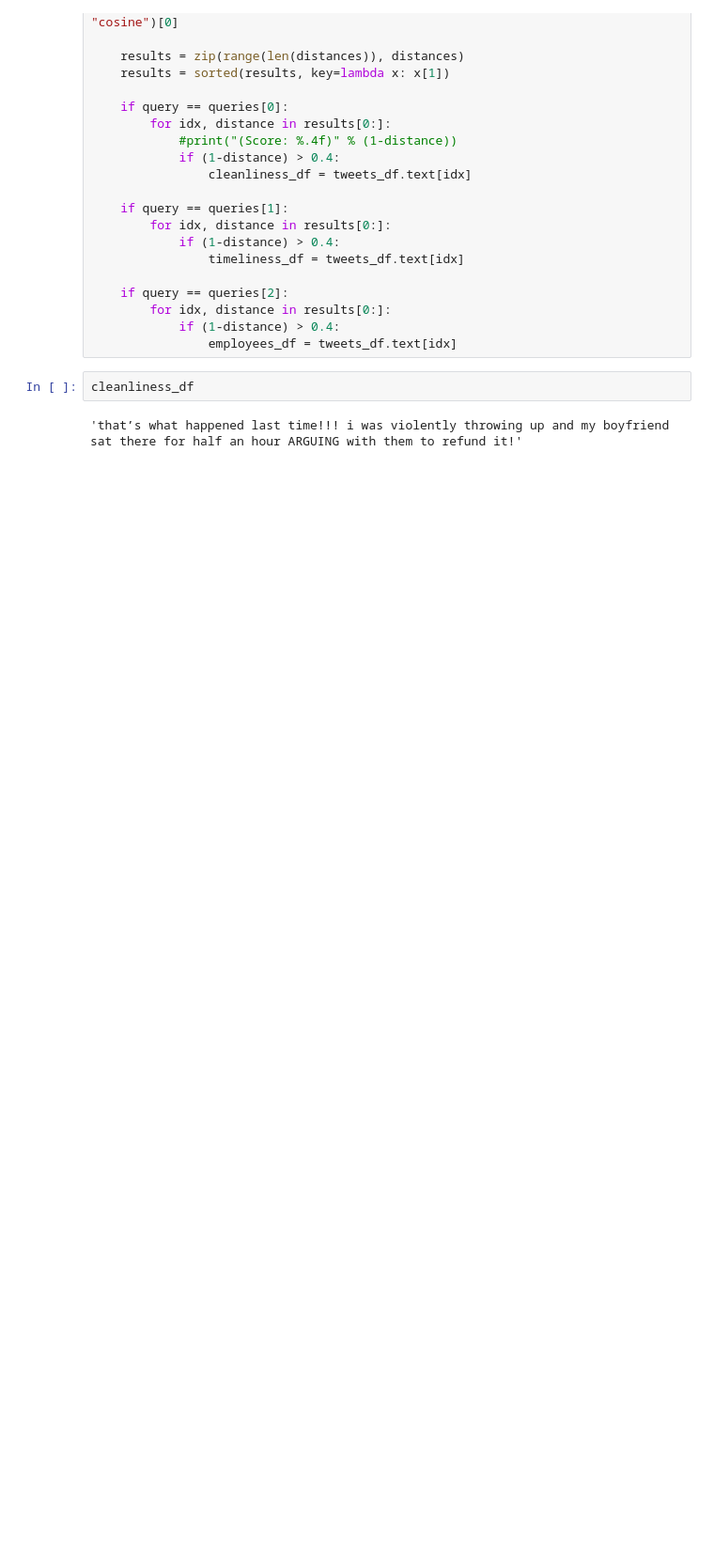
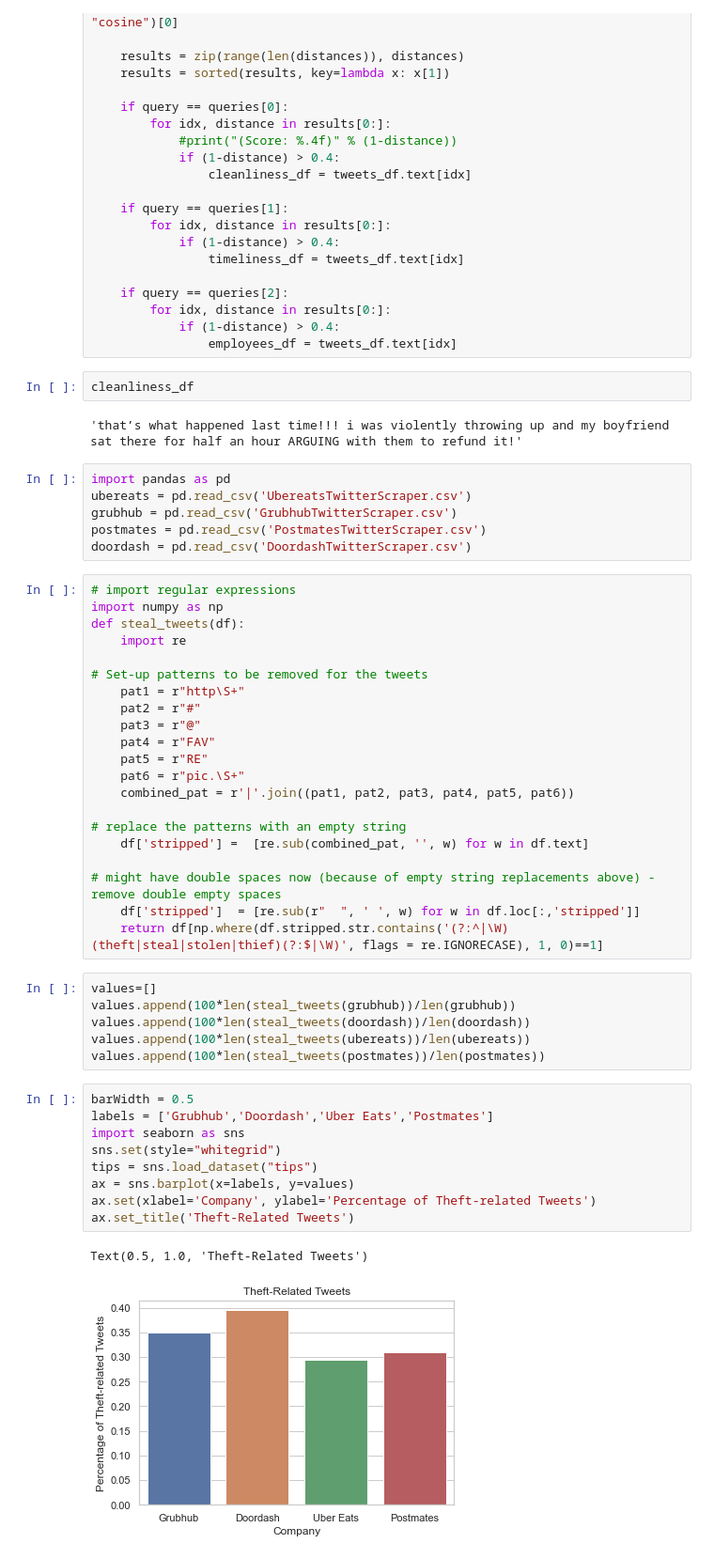
Before and after one commit to 161siegels/Project4Busi488, a Jupyter notebook: Team Assign 4.ipynb, the cells around one changed output. Shown: that part at 94% size. Cells and saved outputs as stored; diff of their text form; blank space fills up the shorter version.

Commit message:
Included the analysis about speed, theft, and fees

```diff
--- a/Team Assign 4.ipynb
+++ b/Team Assign 4.ipynb
@@ -675,3 +675,48 @@ for query, query_embedding in zip(queries, query_embeddings):
 cleanliness_df
 # %% [output]
 'that’s what happened last time!!! i was violently throwing up and my boyfriend sat there for half an hour ARGUING with them to refund it!'
+# %%
+import pandas as pd
+ubereats = pd.read_csv('UbereatsTwitterScraper.csv')
+grubhub = pd.read_csv('GrubhubTwitterScraper.csv')
+postmates = pd.read_csv('PostmatesTwitterScraper.csv')
+doordash = pd.read_csv('DoordashTwitterScraper.csv')
+# %%
+# import regular expressions
+import numpy as np
+def steal_tweets(df):
+    import re
+
+# Set-up patterns to be removed for the tweets
+    pat1 = r"http\S+"
+    pat2 = r"#"
+    pat3 = r"@"
+    pat4 = r"FAV"
+    pat5 = r"RE"
+    pat6 = r"pic.\S+"
+    combined_pat = r'|'.join((pat1, pat2, pat3, pat4, pat5, pat6))
+
+# replace the patterns with an empty string
+    df['stripped'] =  [re.sub(combined_pat, '', w) for w in df.text]
+
+# might have double spaces now (because of empty string replacements above) - remove double empty spaces
+    df['stripped']  = [re.sub(r"  ", ' ', w) for w in df.loc[:,'stripped']]
+    return df[np.where(df.stripped.str.contains('(?:^|\W)(theft|steal|stolen|thief)(?:$|\W)', flags = re.IGNORECASE), 1, 0)==1]
+# %%
+values=[]
+values.append(100*len(steal_tweets(grubhub))/len(grubhub))
+values.append(100*len(steal_tweets(doordash))/len(doordash))
+values.append(100*len(steal_tweets(ubereats))/len(ubereats))
+values.append(100*len(steal_tweets(postmates))/len(postmates))
+# %%
+barWidth = 0.5
+labels = ['Grubhub','Doordash','Uber Eats','Postmates']
+import seaborn as sns
+sns.set(style="whitegrid")
+tips = sns.load_dataset("tips")
+ax = sns.barplot(x=labels, y=values)
+ax.set(xlabel='Company', ylabel='Percentage of Theft-related Tweets')
+ax.set_title('Theft-Related Tweets')
+# %% [output]
+Text(0.5, 1.0, 'Theft-Related Tweets')
+[figure, added]
```
Also changed, not shown: parts of 10 cells of this notebook.
